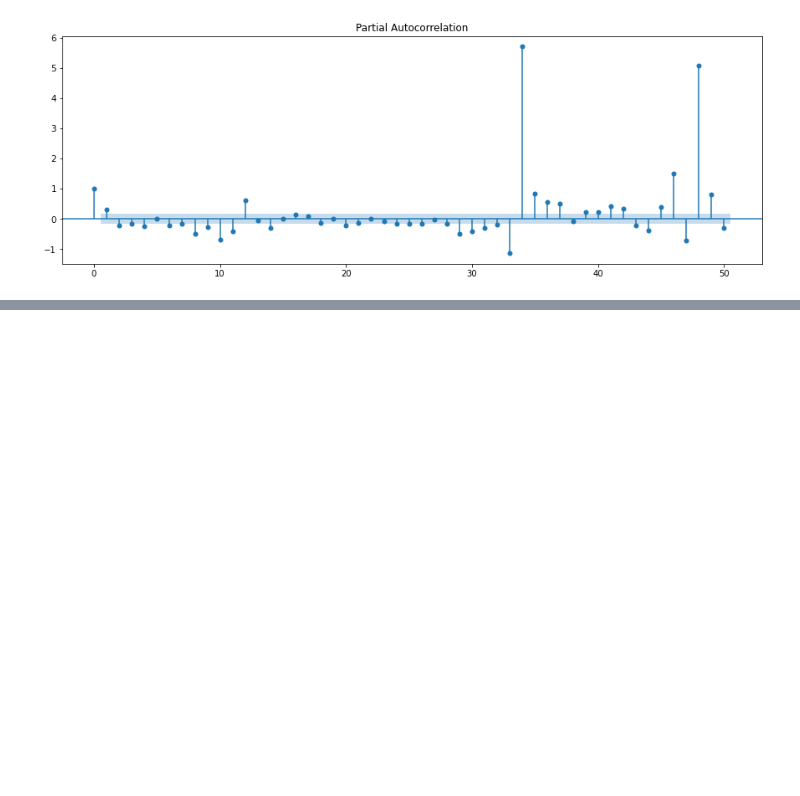
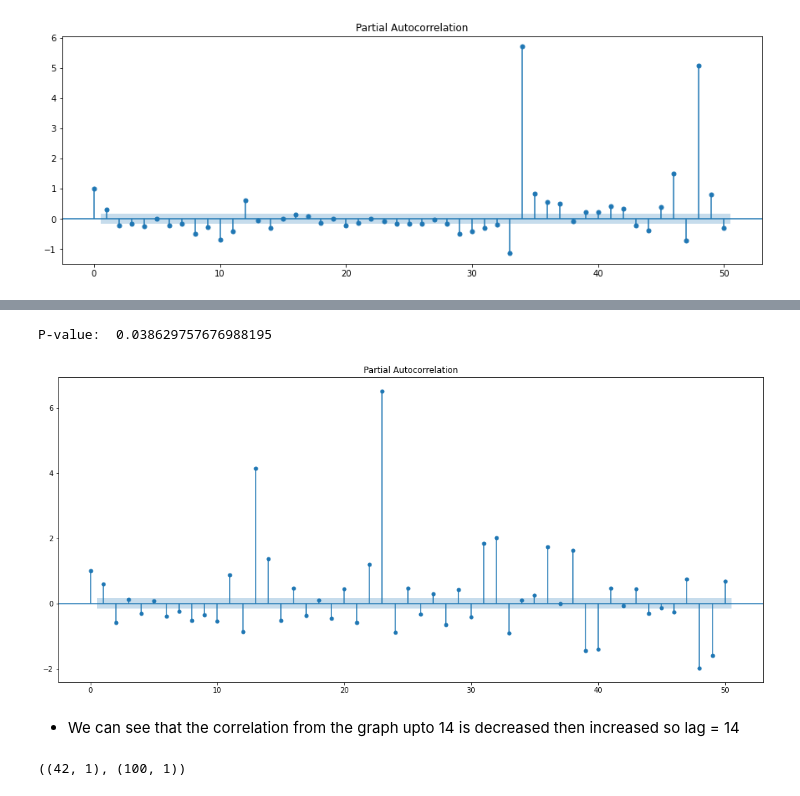
Before and after one commit to Pramod-Kumar808/time_series, a Jupyter notebook: timeseries.ipynb, the cells around one changed output, grey strips where cells are left out. Drawn from its saved outputs; the diff is of its cells as text; code cells hidden in the pictures; blank space fills up the shorter version.

```diff
--- a/timeseries.ipynb
+++ b/timeseries.ipynb
@@ -189,0 +218,13 @@ _ = plot_pacf(df_1_diff, lags=50)
+# %%
+from statsmodels.tsa.ar_model import AutoReg
+from statsmodels.tsa.stattools import adfuller
+from statsmodels.graphics.tsaplots import plot_pacf
+
+df_stationarityTest = adfuller(stationary_data, autolag='AIC')
+print("P-value: ", df_stationarityTest[1])
+pacf = plot_pacf(stationary_data, lags=50)
+# %% [output]
+P-value:  0.038629757676988195
+[figure, added]
+# %% [markdown]
+* We can see that the correlation from the graph upto 14 is decreased then increased so lag = 14
@@ -189,0 +234,4 @@ _ = plot_pacf(df_1_diff, lags=50)
+# %%
+train_data.shape, test_data.shape
+# %% [output]
+((42, 1), (100, 1))
```
Also changed, not shown: parts of 12 cells of this notebook.
